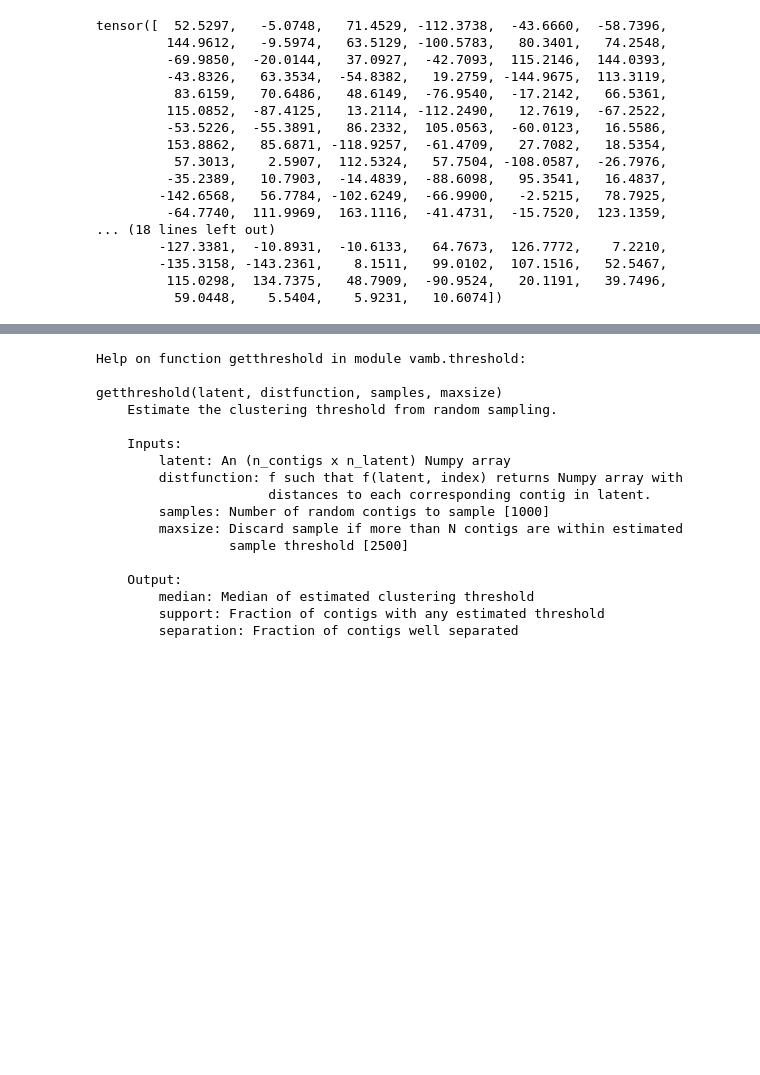
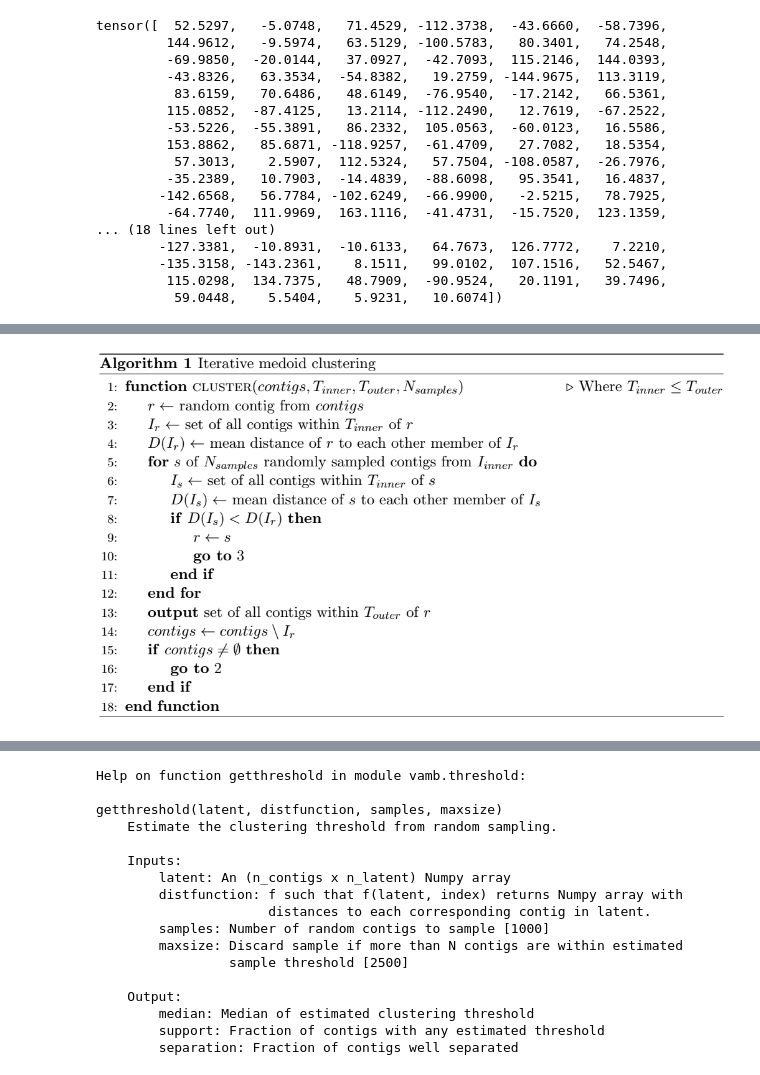
Before and after one commit to RasmussenLab/vamb, a Jupyter notebook: doc/tutorial.ipynb, the cells around one changed output, grey strips where cells are left out. Drawn from its saved outputs; the diff is of its cells as text; code cells hidden in the pictures; blank space fills up the shorter version.

```diff
--- a/doc/tutorial.ipynb
+++ b/doc/tutorial.ipynb
@@ -524,0 +518,4 @@ In order to estimate a good threshold for this distance, we have written the mod
+# %%
+Image(filename='algorithm.png')
+# %% [output]
+[figure, added]
```
Also changed, not shown: parts of 6 cells of this notebook, 7 other files.
